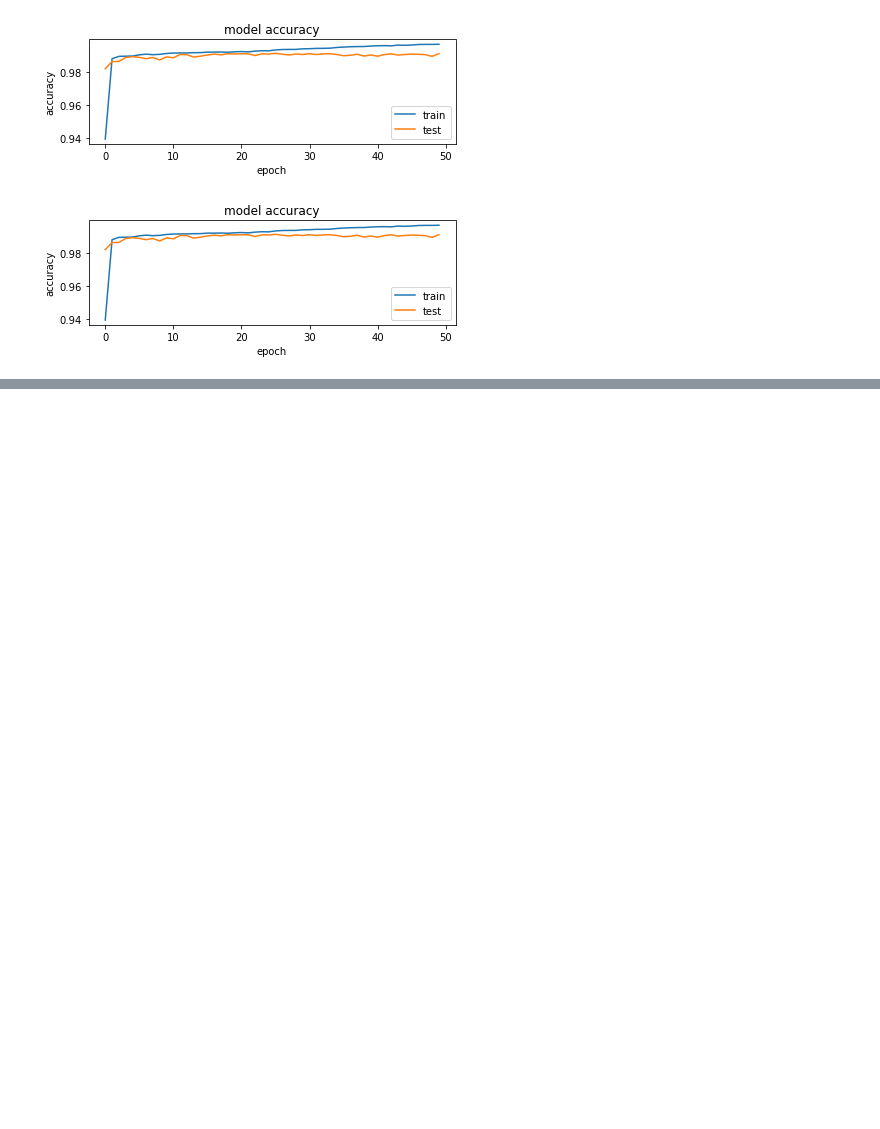
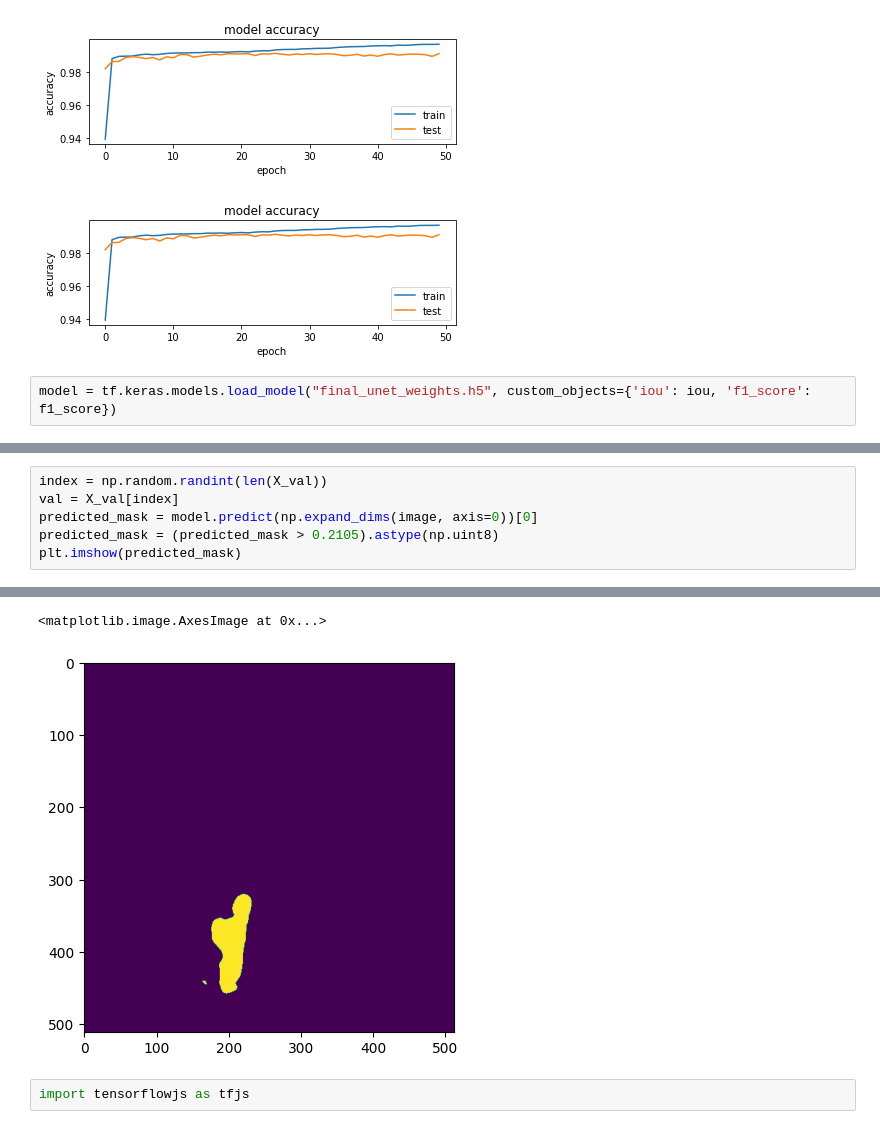
Before and after one commit to lrav35/brain_segmentation_classification, a Jupyter notebook: unet_final.ipynb, the cells around one changed output, grey strips where cells are left out. Drawn from its saved outputs; the diff is of its cells as text; blank space fills up the shorter version.

```diff
--- a/unet_final.ipynb
+++ b/unet_final.ipynb
@@ -365,3 +369,5 @@ fig
 # %% [output]
 [figure]
 [figure]
+# %%
+model = tf.keras.models.load_model("final_unet_weights.h5", custom_objects={'iou': iou, 'f1_score': f1_score})
@@ -367,0 +376,7 @@ fig
+# %%
+index = np.random.randint(len(X_val))
+val = X_val[index]
+predicted_mask = model.predict(np.expand_dims(image, axis=0))[0]
+predicted_mask = (predicted_mask > 0.2105).astype(np.uint8)
+plt.imshow(predicted_mask)
+# %% [output]
@@ -367,0 +384,4 @@ fig
+<matplotlib.image.AxesImage at 0x...>
+[figure, added]
+# %%
+import tensorflowjs as tfjs
```
Also changed, not shown: parts of 6 cells of this notebook, 23 other files.
